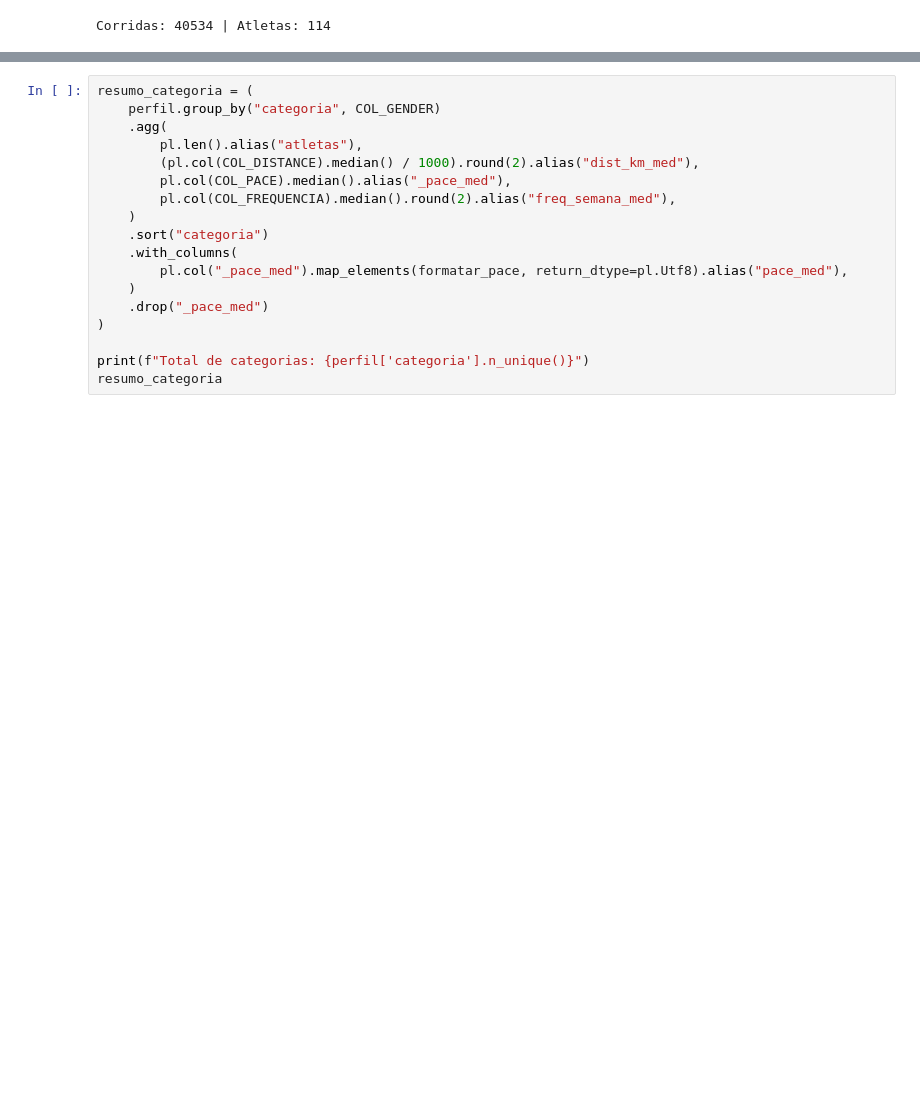
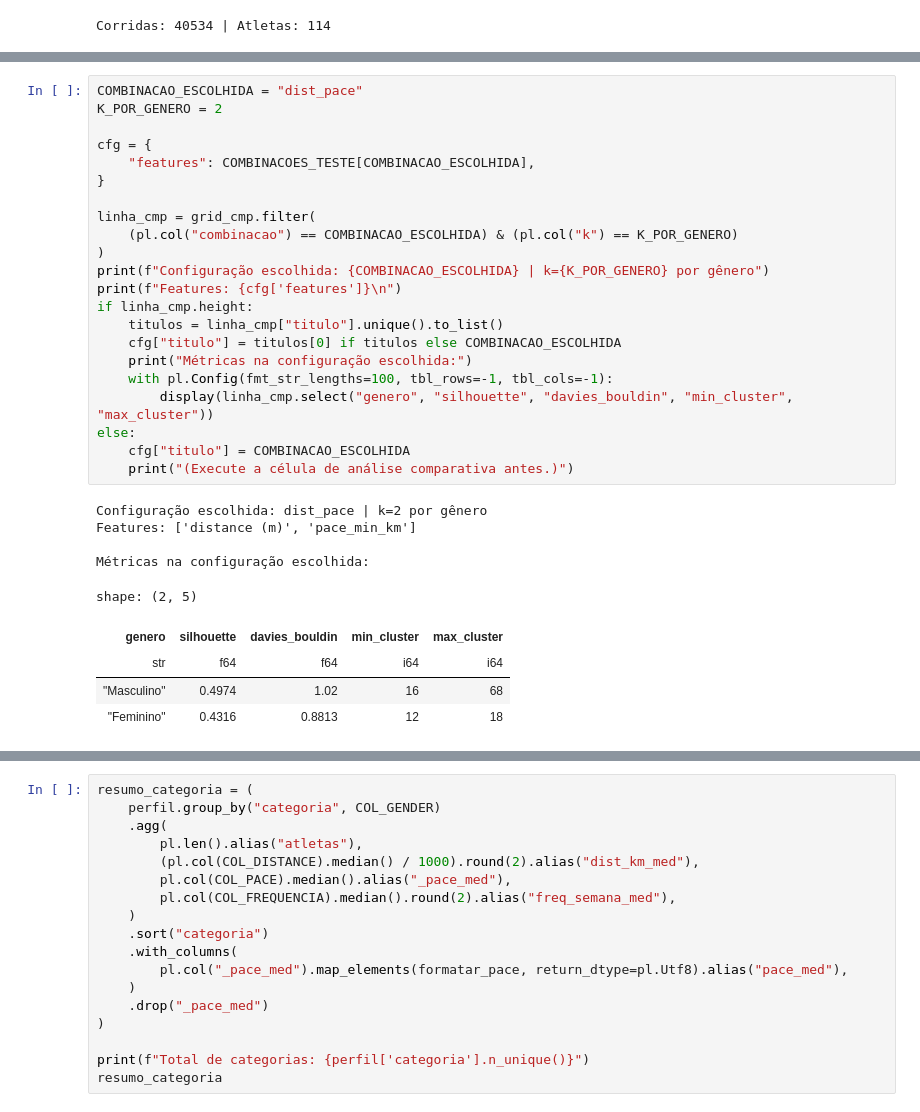
Before and after one commit to majutestoni/tcc-back, a Jupyter notebook: notebooks/categorizacao_corredores.ipynb, the cells around one changed output, grey strips where cells are left out. Cells and saved outputs as stored; diff of their text form; blank space fills up the shorter version.

```diff
--- a/notebooks/categorizacao_corredores.ipynb
+++ b/notebooks/categorizacao_corredores.ipynb
@@ -278 +248,33 @@ shape: (6, 2)
+# %%
+COMBINACAO_ESCOLHIDA = "dist_pace"
+K_POR_GENERO = 2
+
+cfg = {
+    "features": COMBINACOES_TESTE[COMBINACAO_ESCOLHIDA],
+}
+
+linha_cmp = grid_cmp.filter(
+    (pl.col("combinacao") == COMBINACAO_ESCOLHIDA) & (pl.col("k") == K_POR_GENERO)
+)
+print(f"Configuração escolhida: {COMBINACAO_ESCOLHIDA} | k={K_POR_GENERO} por gênero")
+print(f"Features: {cfg['features']}\n")
+if linha_cmp.height:
+    titulos = linha_cmp["titulo"].unique().to_list()
+    cfg["titulo"] = titulos[0] if titulos else COMBINACAO_ESCOLHIDA
+    print("Métricas na configuração escolhida:")
+    with pl.Config(fmt_str_lengths=100, tbl_rows=-1, tbl_cols=-1):
+        display(linha_cmp.select("genero", "silhouette", "davies_bouldin", "min_cluster", "max_cluster"))
+else:
+    cfg["titulo"] = COMBINACAO_ESCOLHIDA
+    print("(Execute a célula de análise comparativa antes.)")
+# %% [output]
+Configuração escolhida: dist_pace | k=2 por gênero
+Features: ['distance (m)', 'pace_min_km']
+
+Métricas na configuração escolhida:
+shape: (2, 5)
+| genero | silhouette | davies_bouldin | min_cluster | max_cluster |
+| str | f64 | f64 | i64 | i64 |
+| "Masculino" | 0.4974 | 1.02 | 16 | 68 |
+| "Feminino" | 0.4316 | 0.8813 | 12 | 18 |
 # %%
```
Also changed, not shown: parts of 19 cells of this notebook, 12 other files.
